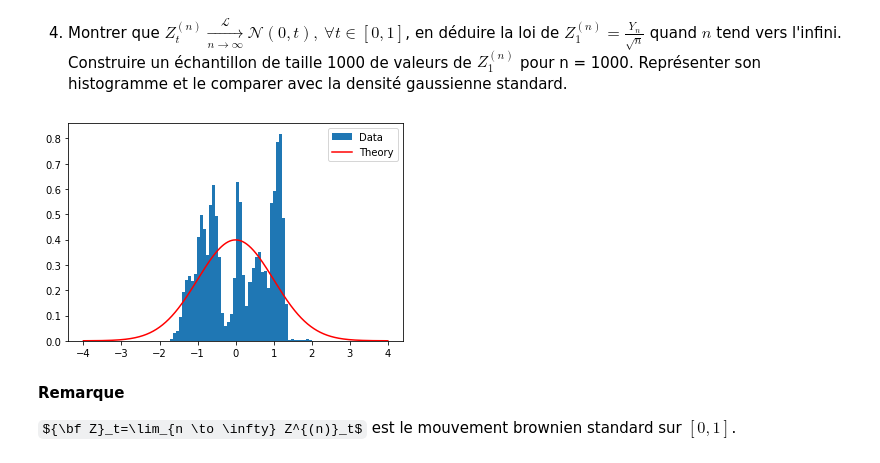
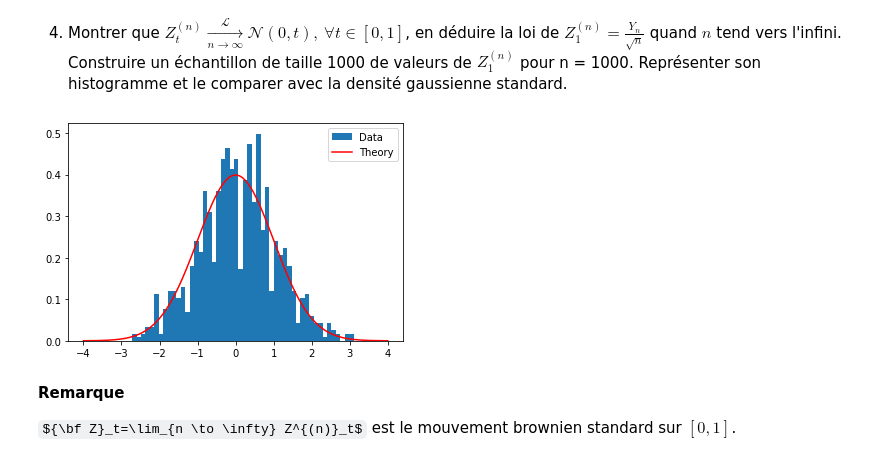
Before and after one commit to Joris-Landais/pojet_num-rique_proba, a Jupyter notebook: Projet numérique de Probabilités 2022 - enonce.ipynb, the cells around one changed output. Cells and saved outputs as stored; diff of their text form; code cells hidden in the pictures; some formulas as TeX source.

```diff
--- a/Projet numérique de Probabilités 2022 - enonce.ipynb
+++ b/Projet numérique de Probabilités 2022 - enonce.ipynb
@@ -73,9 +126,8 @@ print_Z(1000)
   tend vers l'infini.
   Construire un échantillon de taille 1000 de valeurs de $Z^{(n)}_1$ pour n = 1000. Représenter son histogramme et le comparer avec la densité gaussienne standard.
 # %%
-def print_Z1(n):
-    # renvoie la liste des Z_1(i) avec i entre 0 et n
-    L=[]
+def Z1(n):
+    # renvoie une valeur de Z_1(n)
     Y=0
     for i in range(1,n+1):
         x=np.random.random()
@@ -83,15 +135,20 @@ def print_Z1(n):
             Y-=1
         else : #Xi=1
             Y+=1
-        L.append(Y/i**0.5)
-    plt.hist(L,50,density=True, label = "Data")
+    return Y/(n**0.5)
+
+def print_Z1(n,nb):
+    ## nb est la taille de l'échantillon
+    plt.hist([Z1(n) for i in range(nb)],50,density=True, label = "Data")
     X=np.linspace(-4,4,n)
     plt.plot(X,sps.norm.pdf(X),"r",label="Theory")
     plt.legend(loc="best")
     plt.show()
-print_Z1(100000)
-# %% [output]
-[figure, removed]
+# %%
+n,nb=1000,1000
+print_Z1(n,nb)
+# %% [output]
+[figure, added]
 # %% [markdown]
 **Remarque**
 
```
Also changed, not shown: parts of 8 cells of this notebook.
